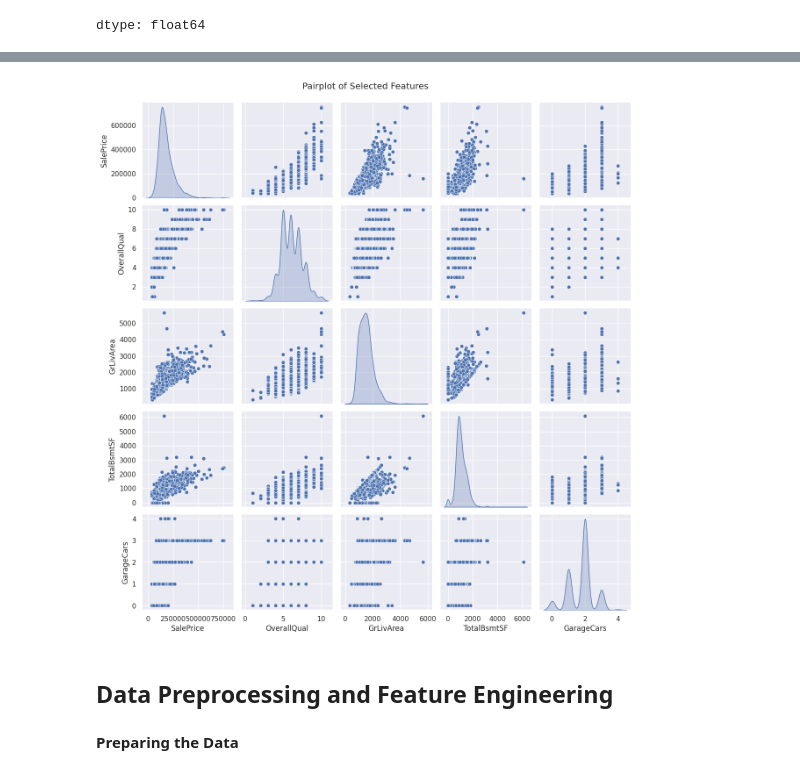
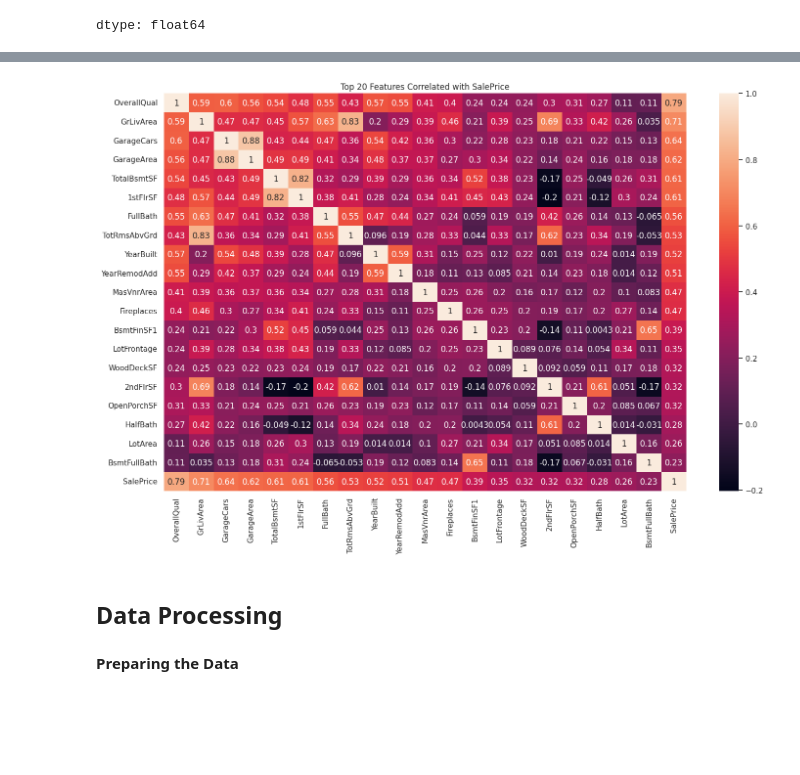
Before and after one commit to chipojaya1/housing-prices-prediction, a Jupyter notebook: house_prices_model.ipynb, the cells around one changed output, grey strips where cells are left out. Saved outputs shown, nothing was run; the diff lists cells and outputs as text; code cells hidden in the pictures; blank space fills up the shorter version.

```diff
--- a/house_prices_model.ipynb
+++ b/house_prices_model.ipynb
@@ -574,4 +643,4 @@ dtype: float64
 # Correlation matrix for numeric columns only
 numeric_columns = train_df.select_dtypes(include=[np.number]).columns.tolist()
 corr_matrix = train_df[numeric_columns].corr()
-print(corr_matrix['SalePrice'].sort_values(ascending=False))
+corr_with_saleprice = corr_matrix['SalePrice'].sort_values(ascending=False)
@@ -596,13 +647,20 @@ Name: SalePrice, dtype: float64
-# %%
-# Pairplot of potential features that influence Saleprice
-features_to_plot = ['SalePrice', 'OverallQual', 'GrLivArea', 'TotalBsmtSF', 'GarageCars']
-sns.pairplot(train_df[features_to_plot], diag_kind='kde')
-plt.suptitle('Pairplot of Selected Features', y=1.02)  # Adjust title position
-plt.show()
-# %% [output]
-[figure, removed]
+# %%
+# Select top 20 features (excluding 'SalePrice' itself)
+top_features = corr_with_saleprice[1:21].index.tolist()
+
+# Create a new correlation matrix with only the top features
+top_corr_matrix = train_df[top_features + ['SalePrice']].corr()
+
+# Create the heatmap
+plt.figure(figsize=(15, 10))
+sns.heatmap(top_corr_matrix, annot=True)
+plt.title('Top 20 Features Correlated with SalePrice')
+plt.tight_layout()
+plt.show()
+# %% [output]
+[figure, added]
 # %% [markdown]
-## Data Preprocessing and Feature Engineering
+## Data Processing
 # %% [markdown]
 **Preparing the Data**
 # %%
```
Also changed, not shown: parts of 94 cells of this notebook.
